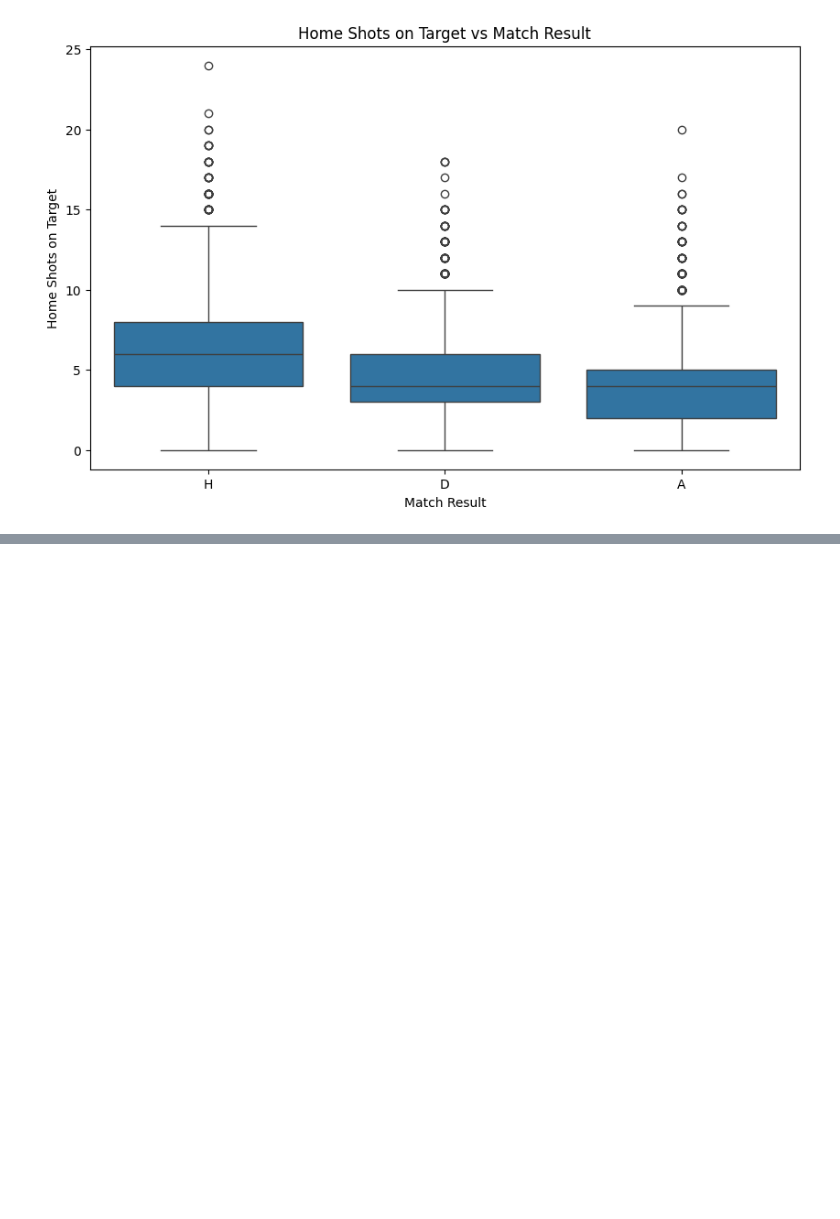
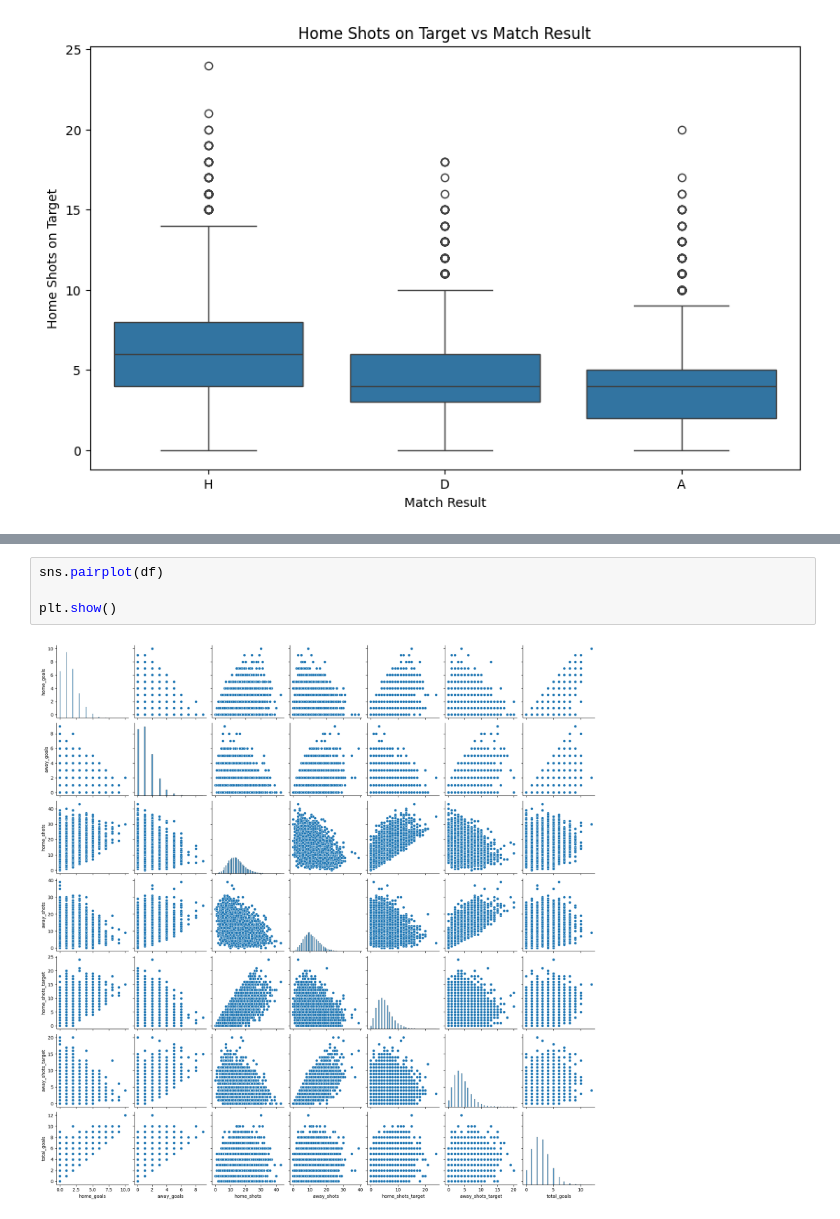
Before and after one commit to bikrambohara/Data_Science_Project, a Jupyter notebook: src/eda.ipynb, the cells around one changed output, grey strips where cells are left out. Drawn from its saved outputs; the diff is of its cells as text; blank space fills up the shorter version.

```diff
--- a/src/eda.ipynb
+++ b/src/eda.ipynb
@@ -76,0 +102,6 @@ plt.show()
+# %%
+sns.pairplot(df)
+
+plt.show()
+# %% [output]
+[figure, added]
```
Also changed, not shown: parts of 4 cells of this notebook, 4 other files.
